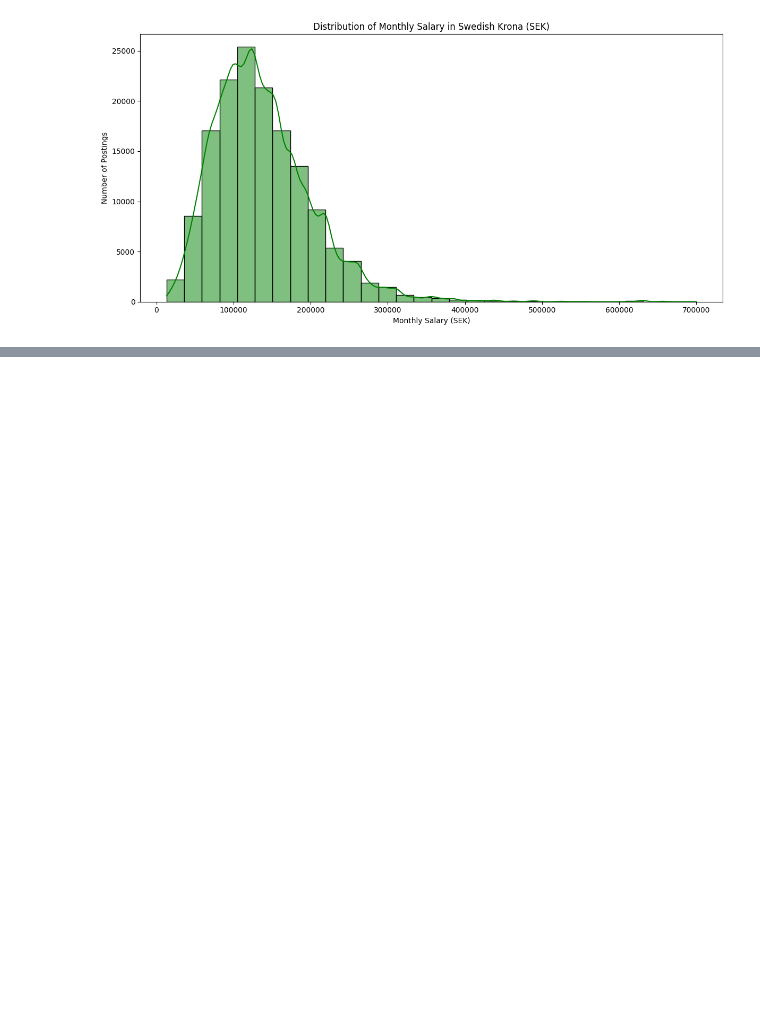
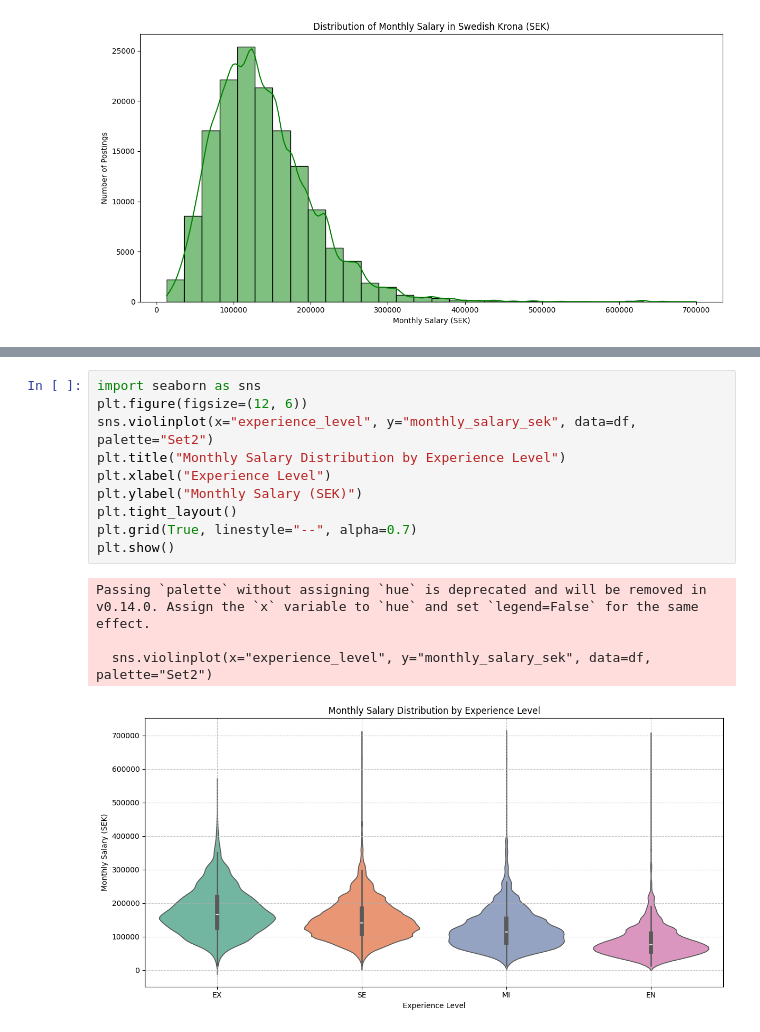
Before and after one commit to TonalLobster/AI_Engineering_Edwin_Lindblom, a Jupyter notebook: exercises/exercise_0/1_salaries_in_data_field.ipynb, the cells around one changed output, grey strips where cells are left out. Saved outputs shown, nothing was run; the diff lists cells and outputs as text; blank space fills up the shorter version.

```diff
--- a/exercises/exercise_0/1_salaries_in_data_field.ipynb
+++ b/exercises/exercise_0/1_salaries_in_data_field.ipynb
@@ -262,0 +282,15 @@ plt.show()
+# %%
+import seaborn as sns
+plt.figure(figsize=(12, 6))
+sns.violinplot(x="experience_level", y="monthly_salary_sek", data=df, palette="Set2")
+plt.title("Monthly Salary Distribution by Experience Level")
+plt.xlabel("Experience Level")
+plt.ylabel("Monthly Salary (SEK)")
+plt.tight_layout()
+plt.grid(True, linestyle="--", alpha=0.7)
+plt.show()
+# %% [output]
+Passing `palette` without assigning `hue` is deprecated and will be removed in v0.14.0. Assign the `x` variable to `hue` and set `legend=False` for the same effect.
+
+  sns.violinplot(x="experience_level", y="monthly_salary_sek", data=df, palette="Set2")
+[figure, added]
```
Also changed, not shown: parts of 4 cells of this notebook.
